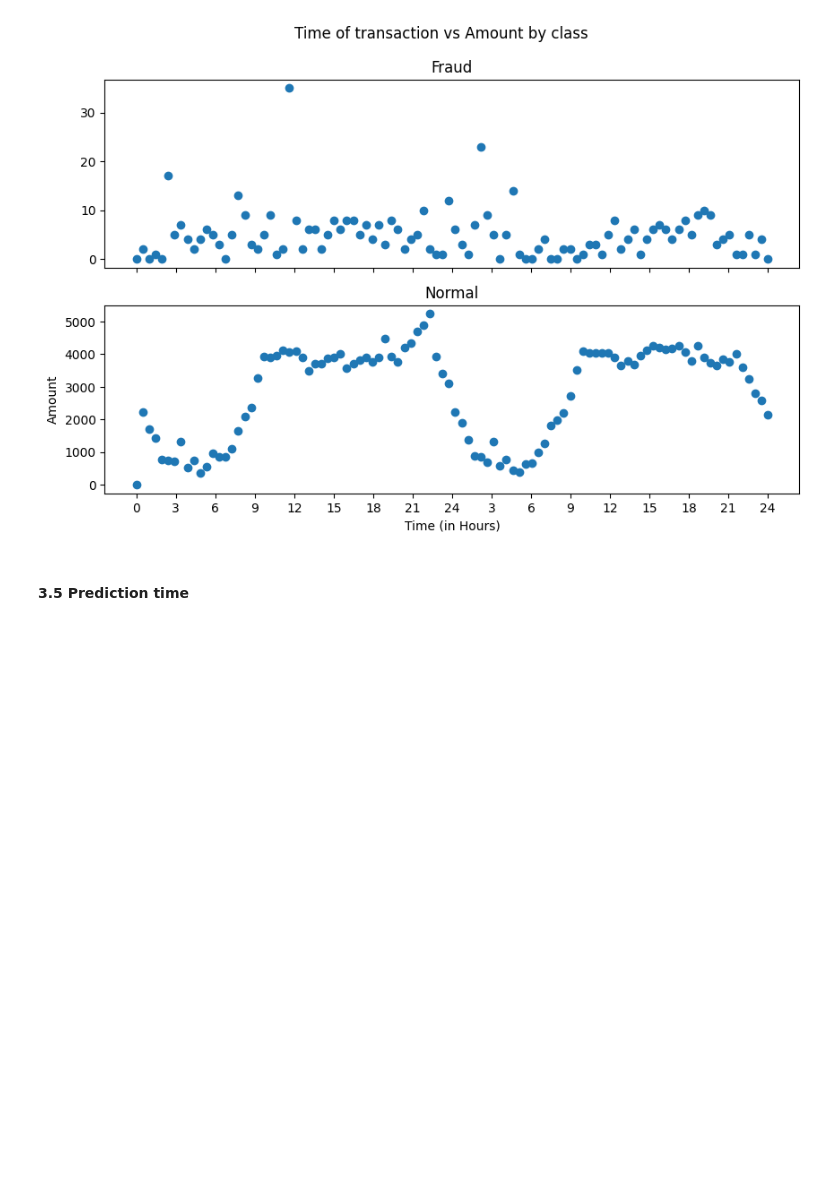
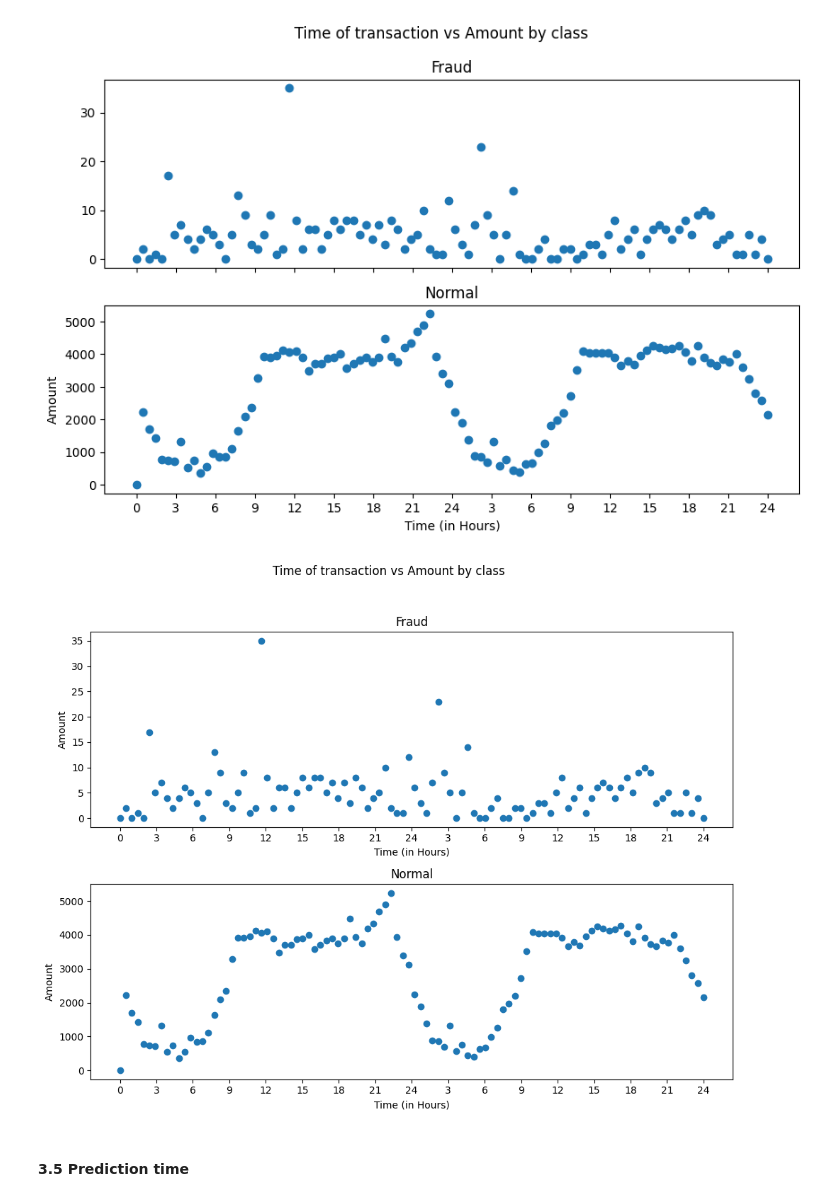
Before and after one commit to haniamak/Binary-Classification-for-Credit-Card-Fraud-Detection, a Jupyter notebook: src/main.ipynb, the cells around one changed output. Drawn from its saved outputs; the diff is of its cells as text; code cells hidden in the pictures; blank space fills up the shorter version.

Commit message:
the axis on the time graph was changed

```diff
--- a/src/main.ipynb
+++ b/src/main.ipynb
@@ -421,6 +421,54 @@ plt.savefig('./plots/transaction_amount_vs_time.png')
 plt.show()
 # %% [output]
 [figure]
+# %%
+import numpy as np
+import matplotlib.pyplot as plt
+
+pos_count = []
+max_time = max(positive_cases["Time"].max(), negative_cases["Time"].max())
+N = 100
+times = np.linspace(0, max_time, N)
+cnt = 0
+for x in times:
+    pos_count.append(
+        positive_cases[(positive_cases["Time"] < x)].shape[0] - cnt)
+    cnt = positive_cases[(positive_cases["Time"] < x)].shape[0]
+
+neg_count = []
+cnt = 0
+for x in times:
+    neg_count.append(
+        negative_cases[(negative_cases["Time"] < x)].shape[0] - cnt)
+    cnt = negative_cases[(negative_cases["Time"] < x)].shape[0]
+
+f, (ax1, ax2) = plt.subplots(2, 1, sharex=False, figsize=(10, 8))
+f.suptitle('Time of transaction vs Amount by class')
+
+ax1.scatter(times, pos_count)
+ax1.set_title('Fraud')
+ax1.set_xlabel('Time (in Hours)')
+ax1.set_ylabel('Amount')
+
+ax2.scatter(times, neg_count)
+ax2.set_title('Normal')
+ax2.set_xlabel('Time (in Hours)')
+ax2.set_ylabel('Amount')
+
+hours = [0, 3, 6, 9, 12, 15, 18, 21, 24, 3, 6, 9, 12, 15, 18, 21, 24]
+ticks = [0, 10800, 21600, 32400, 43200, 54000, 64800, 75600, 86400,
+         97200, 108000, 118800, 129600, 140400, 151200, 162000, 172800]
+ax2.set_xticks(ticks)
+ax2.set_xticklabels(hours)
+
+ax1.set_xticks(ticks)
+ax1.set_xticklabels(hours)
+
+plt.tight_layout(rect=[0, 0, 1, 0.95])
+plt.savefig('./plots/transaction_amount_vs_time.png')
+plt.show()
+# %% [output]
+[figure, added]
 # %% [markdown]
 #### 3.5 Prediction time
 # %%
```
Also changed, not shown: parts of 8 cells of this notebook.
